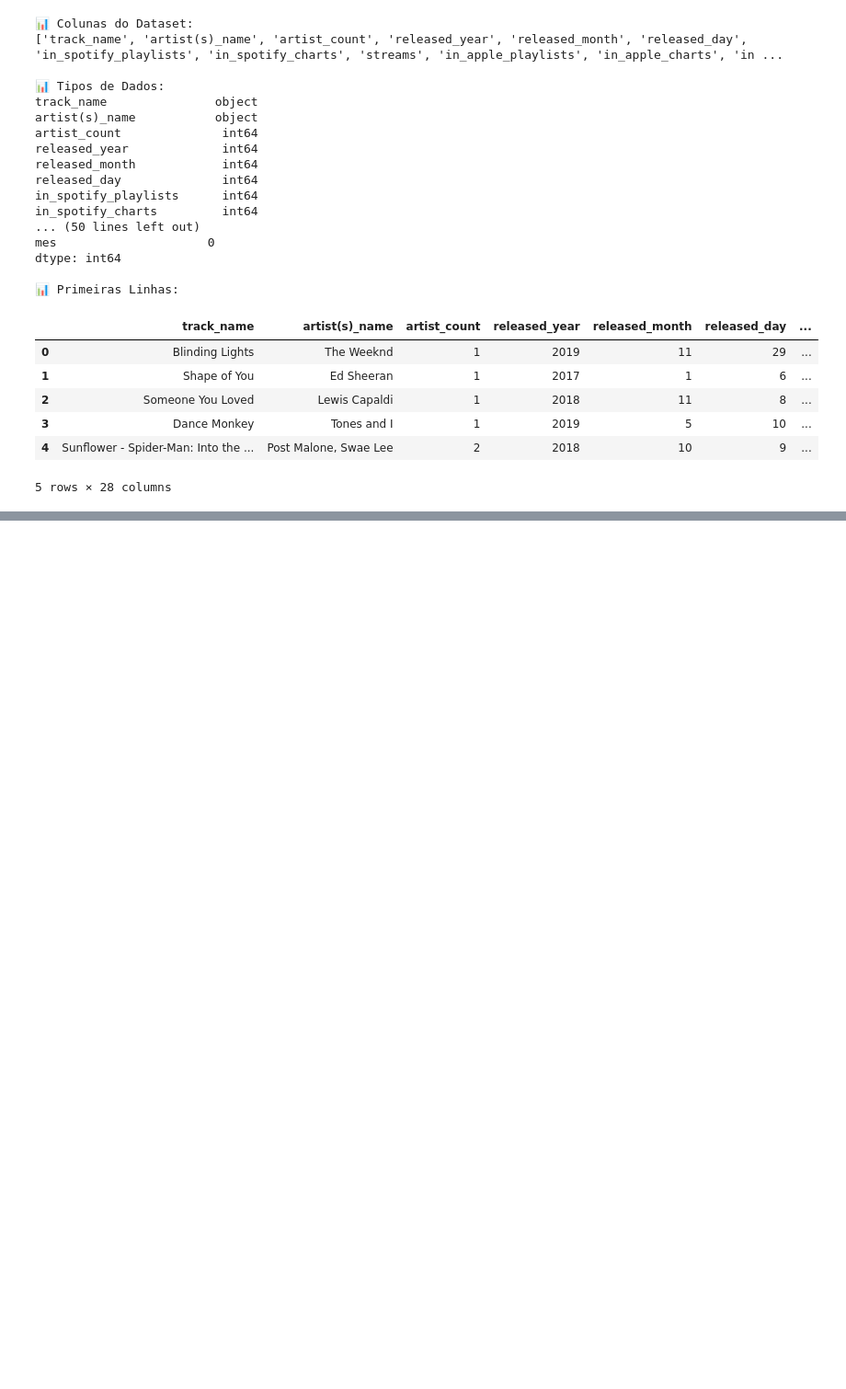
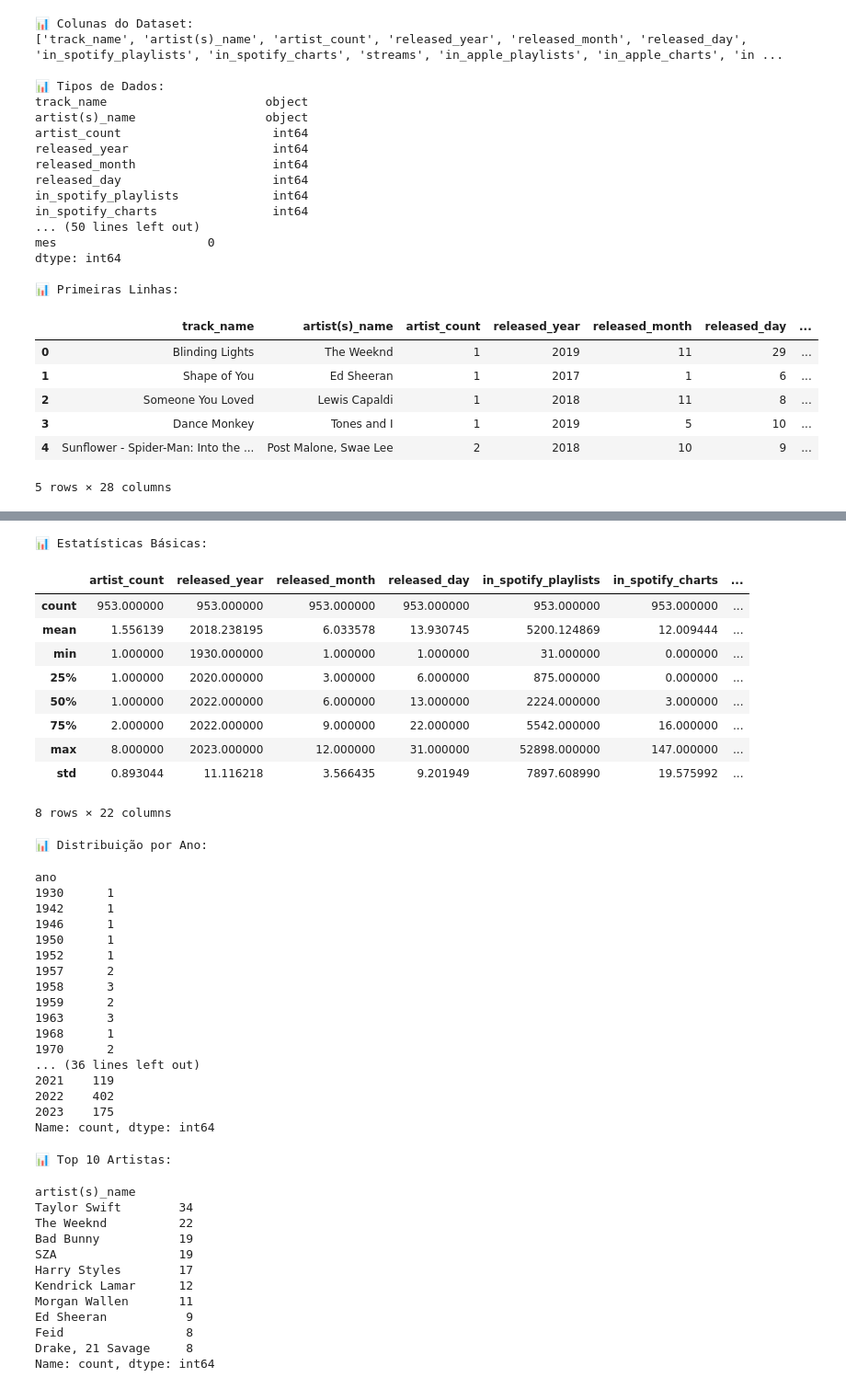
Before and after one commit to tmarsbr/data-analyst-project, a Jupyter notebook: notebooks/analysis.ipynb, the cells around one changed output, grey strips where cells are left out. Shown at 92% size. Drawn from its saved outputs; the diff is of its cells as text; code cells hidden in the pictures; blank space fills up the shorter version.

```diff
--- a/notebooks/analysis.ipynb
+++ b/notebooks/analysis.ipynb
@@ -232,3 +245,63 @@ Name: count, dtype: int64
+# %%
+# Estatísticas descritivas
+print("\n📊 Estatísticas Básicas:")
+display(df.describe())
+
+# Convert 'released_date' to datetime
+df['released_date'] = pd.to_datetime(df['released_date'])
+
+# Análise temporal
+df['ano'] = df['released_date'].dt.year
+df['mes'] = df['released_date'].dt.month
+
+print("\n📊 Distribuição por Ano:")
+display(df['ano'].value_counts().sort_index())
+
+print("\n📊 Top 10 Artistas:")
+display(df['artist(s)_name'].value_counts().head(10))
+# %% [output]
+📊 Estatísticas Básicas:
+|  | artist_count | released_year | released_month | released_day | in_spotify_playlists | in_spotify_charts | ... |
+| count | 953.000000 | 953.000000 | 953.000000 | 953.000000 | 953.000000 | 953.000000 | ... |
+| mean | 1.556139 | 2018.238195 | 6.033578 | 13.930745 | 5200.124869 | 12.009444 | ... |
+| min | 1.000000 | 1930.000000 | 1.000000 | 1.000000 | 31.000000 | 0.000000 | ... |
+| 25% | 1.000000 | 2020.000000 | 3.000000 | 6.000000 | 875.000000 | 0.000000 | ... |
+| 50% | 1.000000 | 2022.000000 | 6.000000 | 13.000000 | 2224.000000 | 3.000000 | ... |
+| 75% | 2.000000 | 2022.000000 | 9.000000 | 22.000000 | 5542.000000 | 16.000000 | ... |
+| max | 8.000000 | 2023.000000 | 12.000000 | 31.000000 | 52898.000000 | 147.000000 | ... |
+| std | 0.893044 | 11.116218 | 3.566435 | 9.201949 | 7897.608990 | 19.575992 | ... |
+8 rows × 22 columns
+📊 Distribuição por Ano:
+ano
+1930      1
+1942      1
+1946      1
+1950      1
+1952      1
+1957      2
+1958      3
+1959      2
+1963      3
+1968      1
+1970      2
+... (36 lines left out)
+2021    119
+2022    402
+2023    175
+Name: count, dtype: int64
+📊 Top 10 Artistas:
+artist(s)_name
+Taylor Swift        34
+The Weeknd          22
+Bad Bunny           19
+SZA                 19
+Harry Styles        17
+Kendrick Lamar      12
+Morgan Wallen       11
+Ed Sheeran           9
+Feid                 8
+Drake, 21 Savage     8
+Name: count, dtype: int64
 # %%
 plot_streams_distribution(df)
 plot_danceability_vs_energy(df)
```
Also changed, not shown: parts of 7 cells of this notebook, 5 other files.
